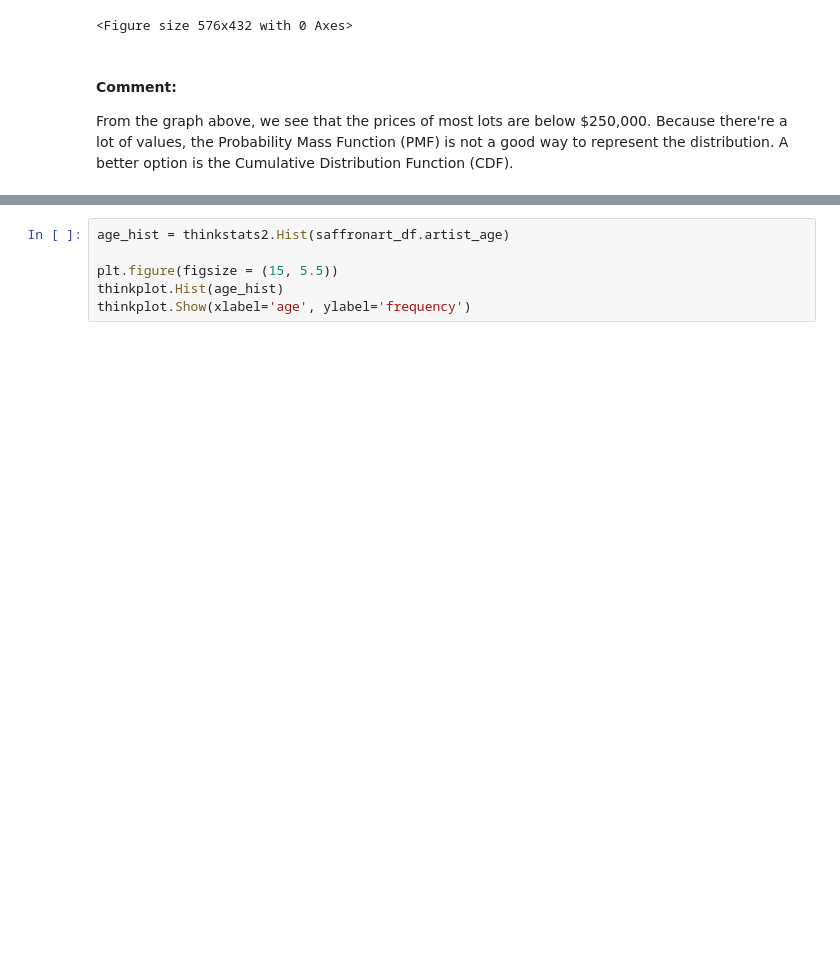
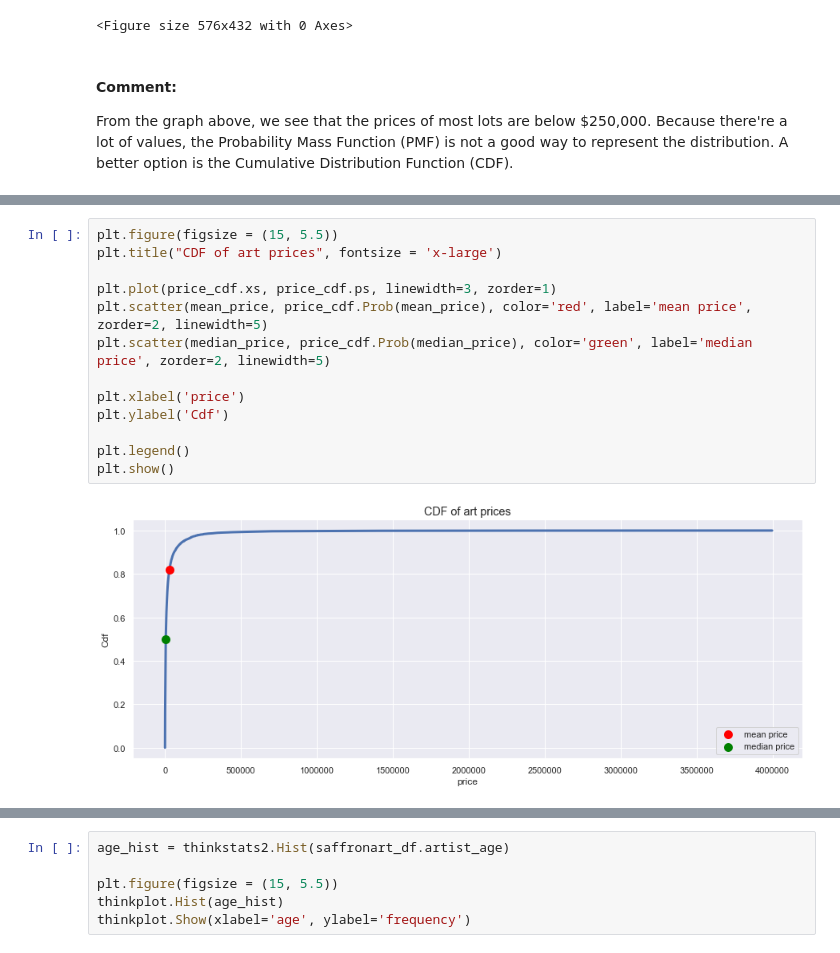
Before and after one commit to dcaohuu18/saffronart_stats_analysis, a Jupyter notebook: distributions.ipynb, the cells around one changed output, grey strips where cells are left out. Saved outputs shown, nothing was run; the diff lists cells and outputs as text; blank space fills up the shorter version.

```diff
--- a/distributions.ipynb
+++ b/distributions.ipynb
@@ -114,0 +140,15 @@ The mean price is so much greater than the median... strong effect of outliers (
+# %%
+plt.figure(figsize = (15, 5.5))
+plt.title("CDF of art prices", fontsize = 'x-large')
+
+plt.plot(price_cdf.xs, price_cdf.ps, linewidth=3, zorder=1)
+plt.scatter(mean_price, price_cdf.Prob(mean_price), color='red', label='mean price', zorder=2, linewidth=5)
+plt.scatter(median_price, price_cdf.Prob(median_price), color='green', label='median price', zorder=2, linewidth=5)
+
+plt.xlabel('price')
+plt.ylabel('Cdf')
+
+plt.legend()
+plt.show()
+# %% [output]
+[figure, added]
```
Also changed, not shown: parts of 15 cells of this notebook.
